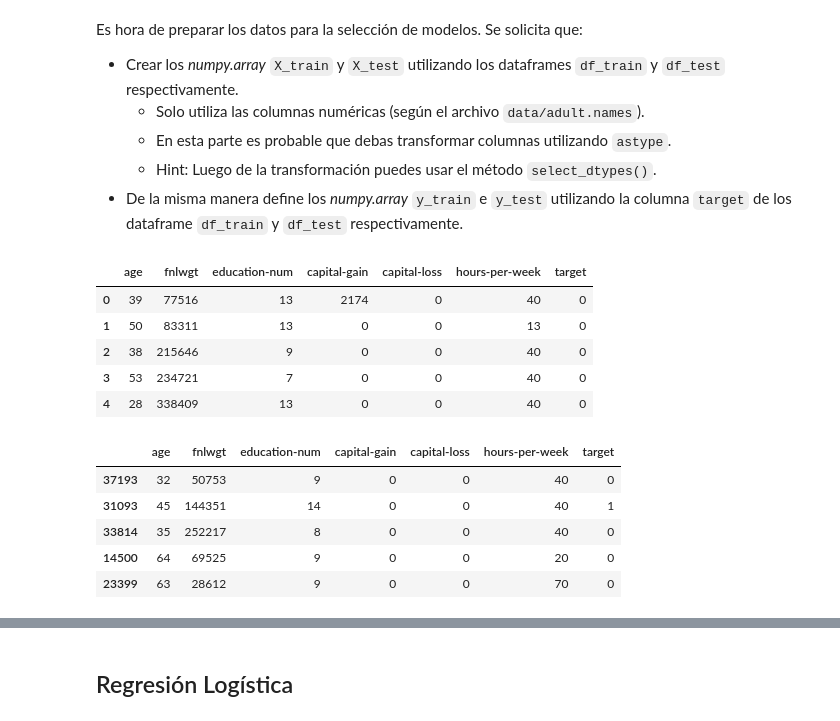
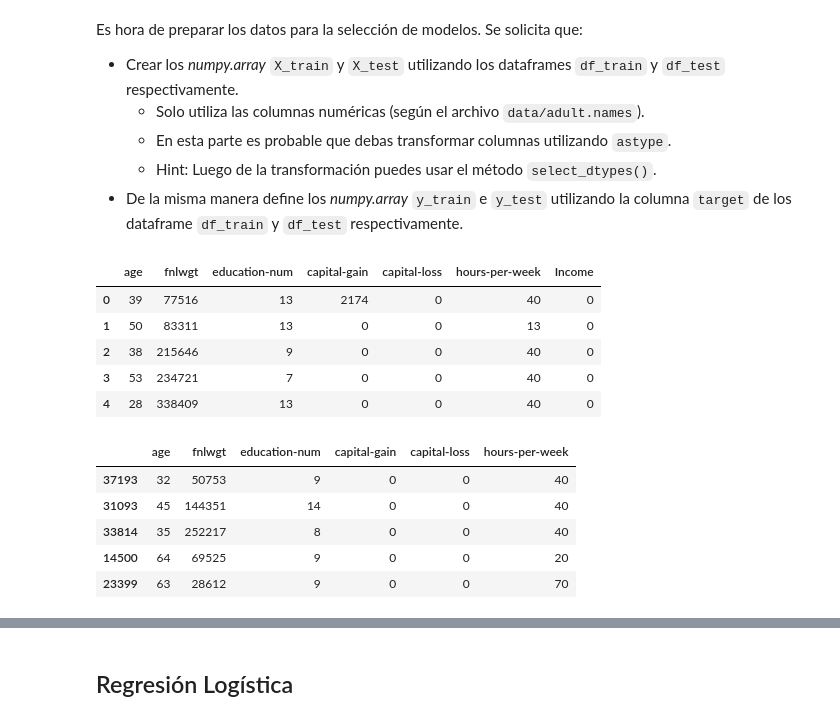
Before and after one commit to sofiaguarello/mat281_portfolio, a Jupyter notebook: m05_data_science/m05_final_project/m05_final_project.ipynb, the cells around one changed output, grey strips where cells are left out. Saved outputs shown, nothing was run; the diff lists cells and outputs as text; code cells hidden in the pictures.

```diff
--- a/m05_data_science/m05_final_project/m05_final_project.ipynb
+++ b/m05_data_science/m05_final_project/m05_final_project.ipynb
@@ -251,5 +281,6 @@ array(['0', '1'], dtype=object)
 df=df.astype({'target': 'int64'})
 # %%
 df_numeric=df.select_dtypes("int64")
+df_numeric=df_numeric.rename({"target":"Income"},axis=1)
 df_numeric.head()
 # %% [output]
@@ -413,19 +444,19 @@ from sklearn.model_selection import train_test_split
 # %%
 df_numeric.head()
 # %% [output]
-|  | age | fnlwgt | education-num | capital-gain | capital-loss | hours-per-week | target |
+|  | age | fnlwgt | education-num | capital-gain | capital-loss | hours-per-week | Income |
 | 0 | 39 | 77516 | 13 | 2174 | 0 | 40 | 0 |
 | 1 | 50 | 83311 | 13 | 0 | 0 | 13 | 0 |
 | 2 | 38 | 215646 | 9 | 0 | 0 | 40 | 0 |
 | 3 | 53 | 234721 | 7 | 0 | 0 | 40 | 0 |
 | 4 | 28 | 338409 | 13 | 0 | 0 | 40 | 0 |
 # %%
-X_train, X_test= train_test_split(df_numeric,test_size=0.2, random_state = 42)
+X_train, X_test, y_train, y_test= train_test_split(df_numeric.drop(columns="Income"),df_numeric["Income"],test_size=0.2, random_state = 42)
 X_train.head()
 # %% [output]
-|  | age | fnlwgt | education-num | capital-gain | capital-loss | hours-per-week | target |
-| 37193 | 32 | 50753 | 9 | 0 | 0 | 40 | 0 |
-| 31093 | 45 | 144351 | 14 | 0 | 0 | 40 | 1 |
-| 33814 | 35 | 252217 | 8 | 0 | 0 | 40 | 0 |
-| 14500 | 64 | 69525 | 9 | 0 | 0 | 20 | 0 |
-| 23399 | 63 | 28612 | 9 | 0 | 0 | 70 | 0 |
+|  | age | fnlwgt | education-num | capital-gain | capital-loss | hours-per-week |
+| 37193 | 32 | 50753 | 9 | 0 | 0 | 40 |
+| 31093 | 45 | 144351 | 14 | 0 | 0 | 40 |
+| 33814 | 35 | 252217 | 8 | 0 | 0 | 40 |
+| 14500 | 64 | 69525 | 9 | 0 | 0 | 20 |
+| 23399 | 63 | 28612 | 9 | 0 | 0 | 70 |
```
Also changed, not shown: parts of 24 cells of this notebook.
